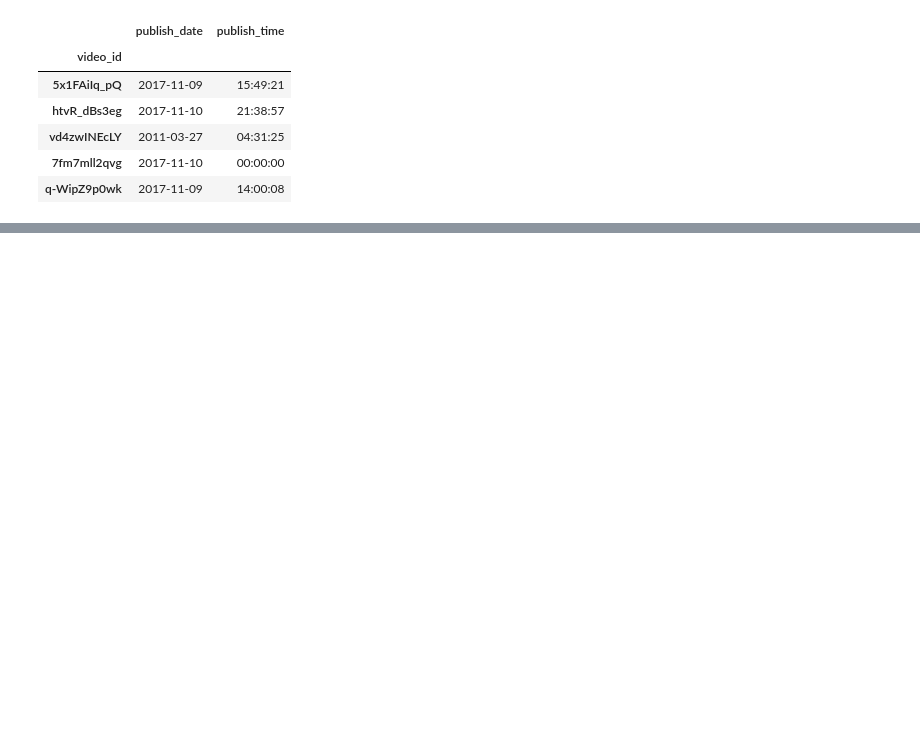
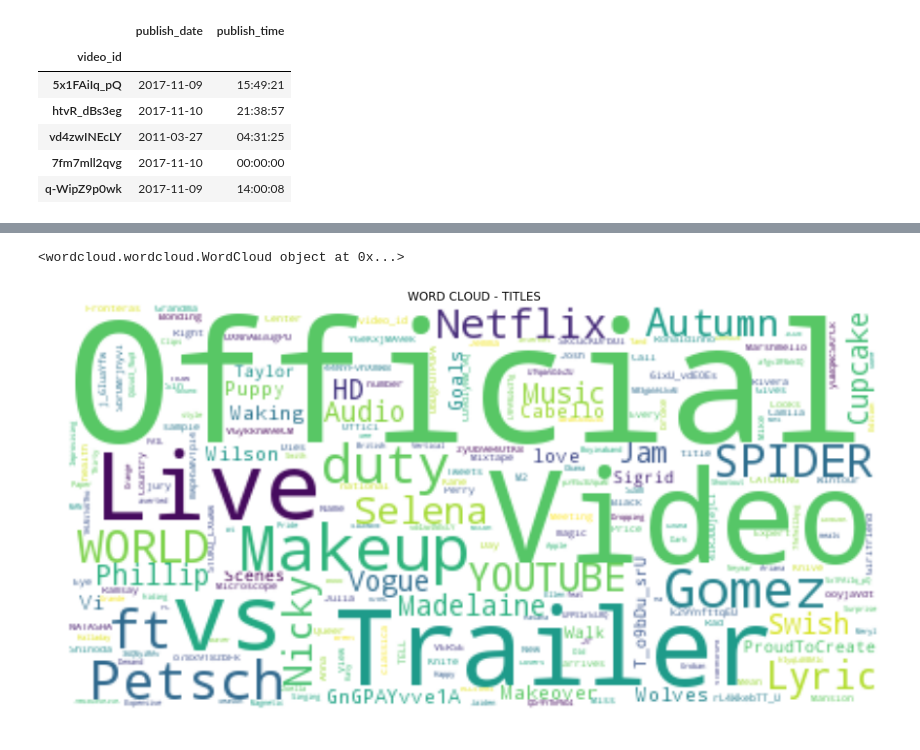
Before and after one commit to sleeping-neko/others, a Jupyter notebook: Proposed project.ipynb, the cells around one changed output, grey strips where cells are left out. Drawn from its saved outputs; the diff is of its cells as text; code cells hidden in the pictures; blank space fills up the shorter version.

```diff
--- a/Proposed project.ipynb
+++ b/Proposed project.ipynb
@@ -102,0 +95,22 @@ plt.show()
+# %%
+plt.figure(figsize = (15,15))
+
+stopwords = set(STOPWORDS)
+
+wordcloud = WordCloud(
+                         background_color='white',
+                          stopwords=stopwords,
+                          max_words=1000,
+                          max_font_size=120,
+                          random_state=42
+                         ).generate(str(my_df['title']))
+
+print(wordcloud)
+fig = plt.figure(1)
+plt.imshow(wordcloud)
+plt.title("WORD CLOUD - TITLES")
+plt.axis('off')
+plt.show()
+# %% [output]
+<wordcloud.wordcloud.WordCloud object at 0x...>
+[figure, added]
```
Also changed, not shown: parts of 9 cells of this notebook.
